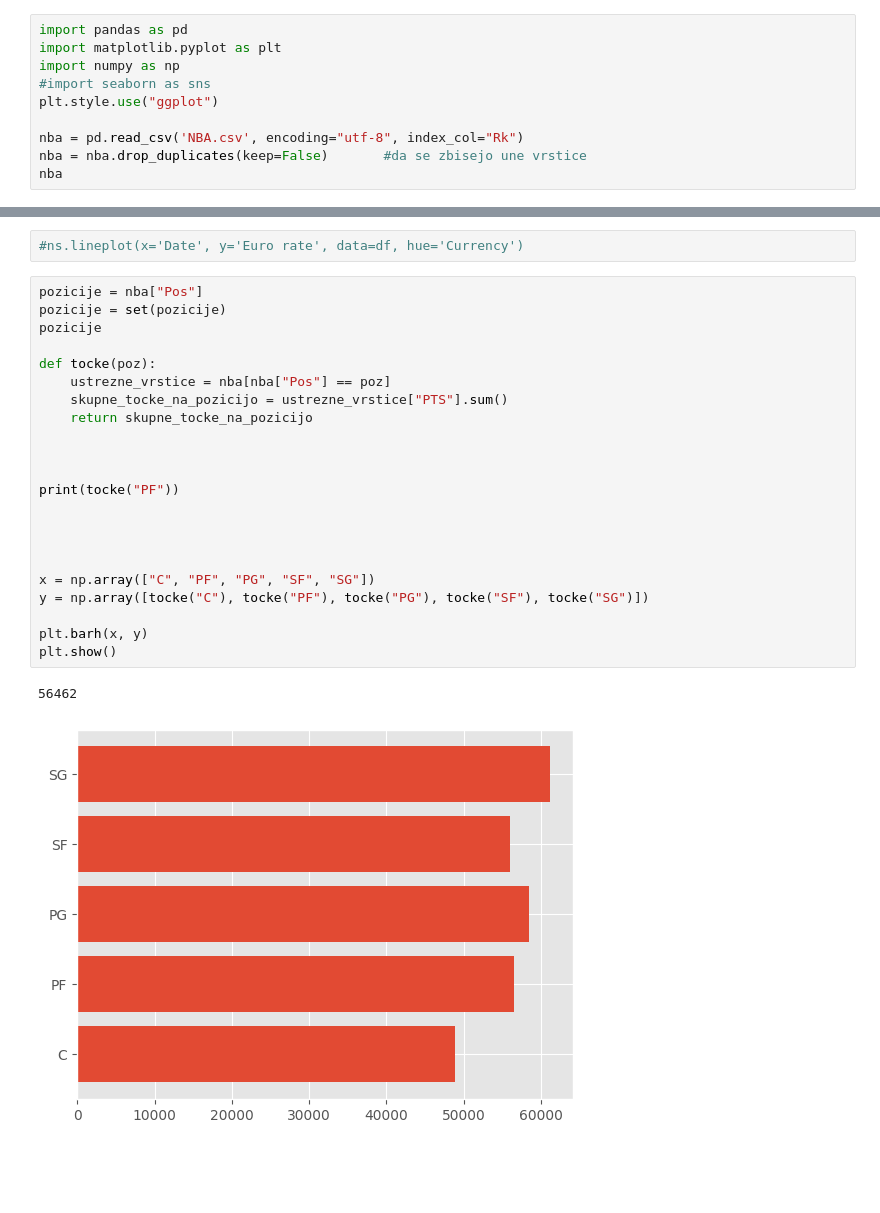
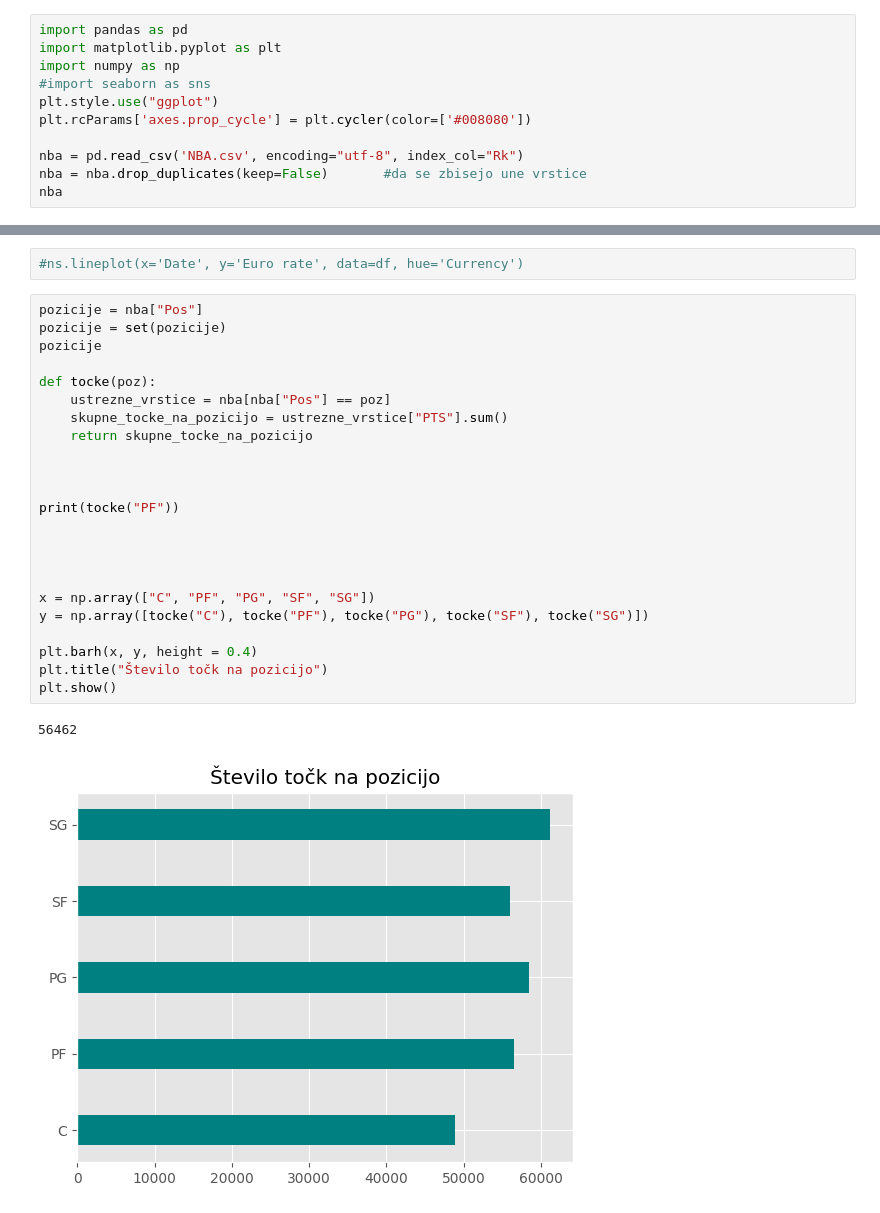
Before and after one commit to elizapecoraro/Eliza-Pecoraro-Projektna-naloga-UVP, a Jupyter notebook: analiza.ipynb, the cells around one changed output, grey strips where cells are left out. Saved outputs shown, nothing was run; the diff lists cells and outputs as text; blank space fills up the shorter version.

```diff
--- a/analiza.ipynb
+++ b/analiza.ipynb
@@ -10,6 +10,7 @@ import matplotlib.pyplot as plt
 import numpy as np
 #import seaborn as sns
 plt.style.use("ggplot")
+plt.rcParams['axes.prop_cycle'] = plt.cycler(color=['#008080'])
 
 nba = pd.read_csv('NBA.csv', encoding="utf-8", index_col="Rk")
 nba = nba.drop_duplicates(keep=False)       #da se zbisejo une vrstice
@@ -180,25 +181,26 @@ Text(0.5, 1.0, 'Razmerje med številom osebnih napak in minutah na igrišču')
 # %%
 pozicije = nba["Pos"]
 pozicije = set(pozicije)
 pozicije
 
 def tocke(poz):
     ustrezne_vrstice = nba[nba["Pos"] == poz]
     skupne_tocke_na_pozicijo = ustrezne_vrstice["PTS"].sum()
     return skupne_tocke_na_pozicijo
 
 
 
 print(tocke("PF"))
 
 
 
 
 x = np.array(["C", "PF", "PG", "SF", "SG"])
 y = np.array([tocke("C"), tocke("PF"), tocke("PG"), tocke("SF"), tocke("SG")])
 
-plt.barh(x, y)
+plt.barh(x, y, height = 0.4)
+plt.title("Število točk na pozicijo")
 plt.show()
 # %% [output]
 56462
-[figure, old version]
+[figure, new version]
```
Also changed, not shown: parts of 2 cells of this notebook.
